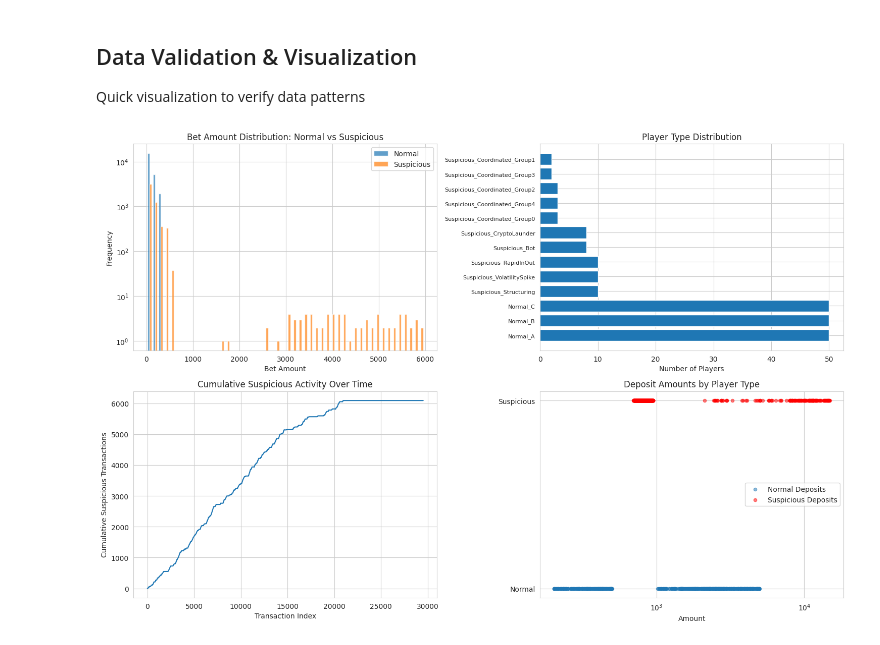
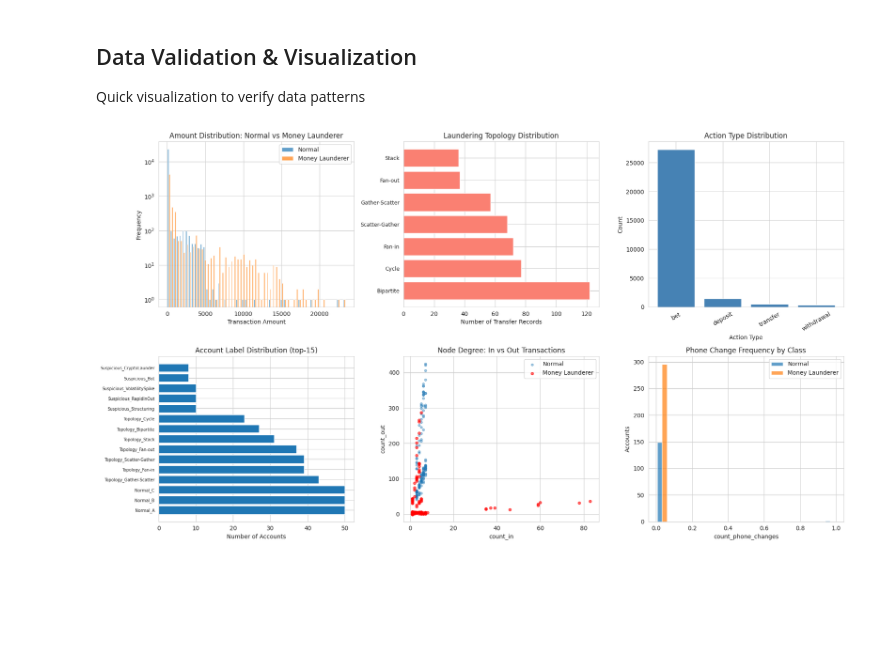
Before and after one commit to CodingMonkey17/LTGuardian, a Jupyter notebook: notebooks/01_data_generation.ipynb, the cells around one changed output. Saved outputs shown, nothing was run; the diff lists cells and outputs as text; code cells hidden in the pictures; blank space fills up the shorter version.

Commit message:
updated dataset structure for from and to bank account transation details

```diff
--- a/notebooks/01_data_generation.ipynb
+++ b/notebooks/01_data_generation.ipynb
@@ -1006,61 +1745,72 @@ Quick visualization to verify data patterns
 # %%
 import matplotlib.pyplot as plt
 import seaborn as sns
 
-# Set style
 sns.set_style("whitegrid")
-plt.rcParams['figure.figsize'] = (14, 10)
+fig, axes = plt.subplots(2, 3, figsize=(18, 10))
 
-# Create subplots
-fig, axes = plt.subplots(2, 2, figsize=(15, 10))
-
-# 1. Bet amount distribution: Normal vs Suspicious
-bet_df = df[df['bet_amount'].notna()].copy()
-axes[0, 0].hist([bet_df[~bet_df['is_suspicious']]['bet_amount'],
-                 bet_df[bet_df['is_suspicious']]['bet_amount']],
-                bins=50, label=['Normal', 'Suspicious'], alpha=0.7)
-axes[0, 0].set_xlabel('Bet Amount')
+# 1. Amount distribution: normal vs money-launderer transfer edges
+tx_df = df[df['amount'].notna()].copy()
+axes[0, 0].hist(
+    [tx_df[~tx_df['money_launderer']]['amount'].dropna(),
+     tx_df[tx_df['money_launderer']]['amount'].dropna()],
+    bins=60, label=['Normal', 'Money Launderer'], alpha=0.7
+)
+axes[0, 0].set_xlabel('Transaction Amount')
 axes[0, 0].set_ylabel('Frequency')
-axes[0, 0].set_title('Bet Amount Distribution: Normal vs Suspicious')
+axes[0, 0].set_title('Amount Distribution: Normal vs Money Launderer')
 axes[0, 0].legend()
 axes[0, 0].set_yscale('log')
 
-# 2. Player label distribution
-player_label_counts = df.groupby('player_id')['player_label'].first().value_counts()
-axes[0, 1].barh(range(len(player_label_counts)), player_label_counts.values)
-axes[0, 1].set_yticks(range(len(player_label_counts)))
-axes[0, 1].set_yticklabels(player_label_counts.index, fontsize=8)
-axes[0, 1].set_xlabel('Number of Players')
-axes[0, 1].set_title('Player Type Distribution')
+# 2. Topology breakdown (transfer edges only)
+topo_counts = df[df['topology_type'].notna()]['topology_type'].value_counts()
+axes[0, 1].barh(range(len(topo_counts)), topo_counts.values, color='salmon')
+axes[0, 1].set_yticks(range(len(topo_counts)))
+axes[0, 1].set_yticklabels(topo_counts.index, fontsize=9)
+axes[0, 1].set_xlabel('Number of Transfer Records')
+axes[0, 1].set_title('Laundering Topology Distribution')
 
-# 3. Time series of suspicious activity
-df_sorted = df.sort_values('timestamp')
-df_sorted['cumulative_suspicious'] = df_sorted['is_suspicious'].cumsum()
-axes[1, 0].plot(df_sorted.index, df_sorted['cumulative_suspicious'])
-axes[1, 0].set_xlabel('Transaction Index')
-axes[1, 0].set_ylabel('Cumulative Suspicious Transactions')
-axes[1, 0].set_title('Cumulative Suspicious Activity Over Time')
+# 3. Action type distribution
+action_counts = df['action_type'].value_counts()
+axes[0, 2].bar(action_counts.index, action_counts.values, color='steelblue')
+axes[0, 2].set_xlabel('Action Type')
+axes[0, 2].set_ylabel('Count')
+axes[0, 2].set_title('Action Type Distribution')
+for tick in axes[0, 2].get_xticklabels():
+    tick.set_rotation(30)
 
-# 4. Deposit vs Withdrawal amounts
-deposit_data = df[df['deposit_amount'].notna()]
-withdraw_data = df[df['withdraw_amount'].notna()]
-axes[1, 1].scatter(deposit_data[~deposit_data['is_suspicious']]['deposit_amount'],
-                   [1]*len(deposit_data[~deposit_data['is_suspicious']]),
-                   alpha=0.5, label='Normal Deposits', s=20)
-axes[1, 1].scatter(deposit_data[deposit_data['is_suspicious']]['deposit_amount'],
-                   [2]*len(deposit_data[deposit_data['is_suspicious']]),
-                   alpha=0.5, label='Suspicious Deposits', s=20, color='red')
-axes[1, 1].set_xlabel('Amount')
-axes[1, 1].set_yticks([1, 2])
-axes[1, 1].set_yticklabels(['Normal', 'Suspicious'])
-axes[1, 1].set_title('Deposit Amounts by Player Type')
-axes[1, 1].set_xscale('log')
+# 4. Account label distribution
+label_counts = node_df['player_label'].value_counts().head(15)
+axes[1, 0].barh(range(len(label_counts)), label_counts.values)
+axes[1, 0].set_yticks(range(len(label_counts)))
+axes[1, 0].set_yticklabels(label_counts.index, fontsize=7)
+axes[1, 0].set_xlabel('Number of Accounts')
+axes[1, 0].set_title('Account Label Distribution (top-15)')
+
+# 5. Node feature: count_in vs count_out coloured by money_launderer
+ml = node_df['money_launderer']
+axes[1, 1].scatter(node_df[~ml]['count_in'], node_df[~ml]['count_out'],
+                   alpha=0.4, s=15, label='Normal')
+axes[1, 1].scatter(node_df[ml]['count_in'], node_df[ml]['count_out'],
+                   alpha=0.6, s=20, color='red', label='Money Launderer')
+axes[1, 1].set_xlabel('count_in')
+axes[1, 1].set_ylabel('count_out')
+axes[1, 1].set_title('Node Degree: In vs Out Transactions')
 axes[1, 1].legend()
+
+# 6. Phone changes distribution by class (Table II / Table III)
+axes[1, 2].hist(
+    [node_df[~ml]['count_phone_changes'], node_df[ml]['count_phone_changes']],
+    bins=15, label=['Normal', 'Money Launderer'], alpha=0.7
+)
+axes[1, 2].set_xlabel('count_phone_changes')
+axes[1, 2].set_ylabel('Accounts')
+axes[1, 2].set_title('Phone Change Frequency by Class')
+axes[1, 2].legend()
 
 plt.tight_layout()
 plt.savefig('../data/data_generation_summary.png', dpi=150, bbox_inches='tight')
 plt.show()
-
 print("Visualization saved to: ../data/data_generation_summary.png")
 # %% [output]
-[figure, old version]
+[figure, new version]
```
Also changed, not shown: parts of 15 cells of this notebook, 6 other files.
